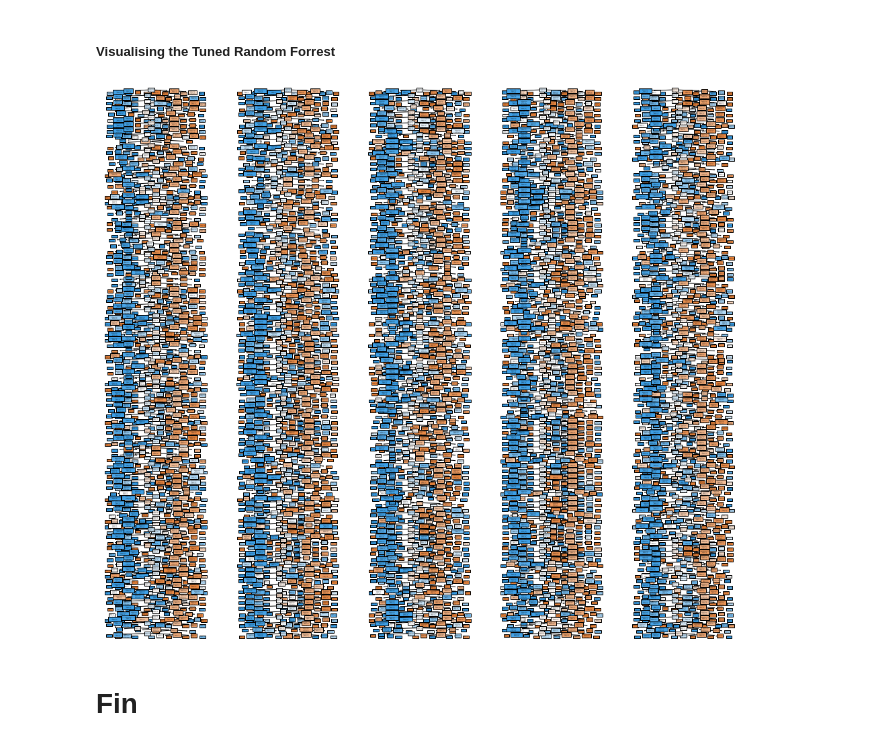
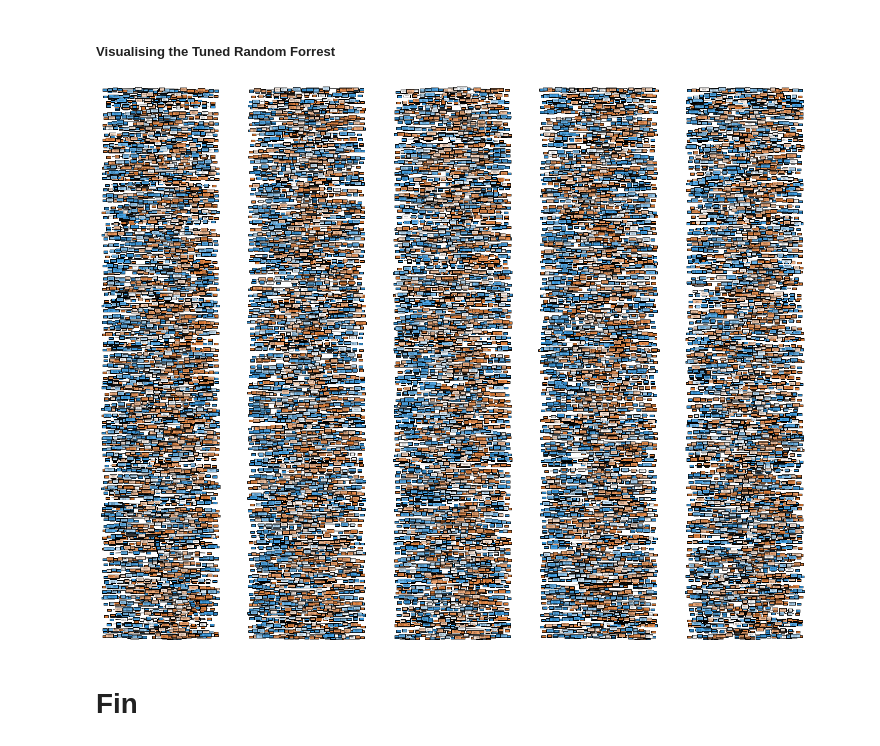
Before and after one commit to onepoint16/bigdata_cw2, a Jupyter notebook: notebook/heart_failure_prediction.ipynb, the cells around one changed output. Saved outputs shown, nothing was run; the diff lists cells and outputs as text; code cells hidden in the pictures.

Commit message:
Graphs Produced and Project id Done

```diff
--- a/notebook/heart_failure_prediction.ipynb
+++ b/notebook/heart_failure_prediction.ipynb
@@ -356,7 +351,7 @@ for j  in range(clf_03.n_estimators):
 # %% [markdown]
 To tune the forrest adding more estimators thus increasing the trees in the forrest, adding a max_depth with limit the levels within each tree and max features will limit the maximium number of features considered for splitting. As a critereon entropy was added to try and icnrease the amount of information gained.
 # %%
-clf_04 = RandomForestClassifier(n_estimators=500, criterion='entropy', max_depth=3, max_features=12)
+clf_04 = RandomForestClassifier(n_estimators=500, criterion='entropy', max_depth=10, max_features=3)
 
 clf_04.fit(x_train, y_train)
 
@@ -370,11 +365,11 @@ Accuracy: 84.48 %
 # %% [markdown]
 ##### Visualising the Tuned Random Forrest
 # %%
-plt.figure(figsize=(17, 15))
+plt.figure(figsize=(25, 20))
 for j  in range(clf_04.n_estimators):
     plt.subplot(100, 5, j+1)
     _ = tree.plot_tree(clf_04.estimators_[j], feature_names=x.columns, filled=True)
 # %% [output]
-[figure, old version]
+[figure, new version]
 # %% [markdown]
 # Fin
```
Also changed, not shown: parts of 9 cells of this notebook, 8 other files.
